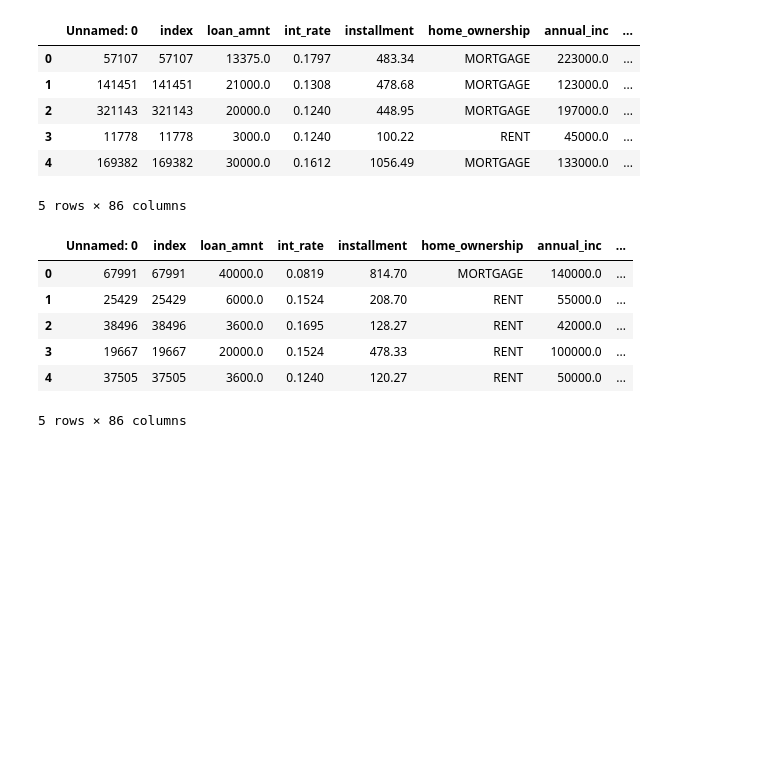
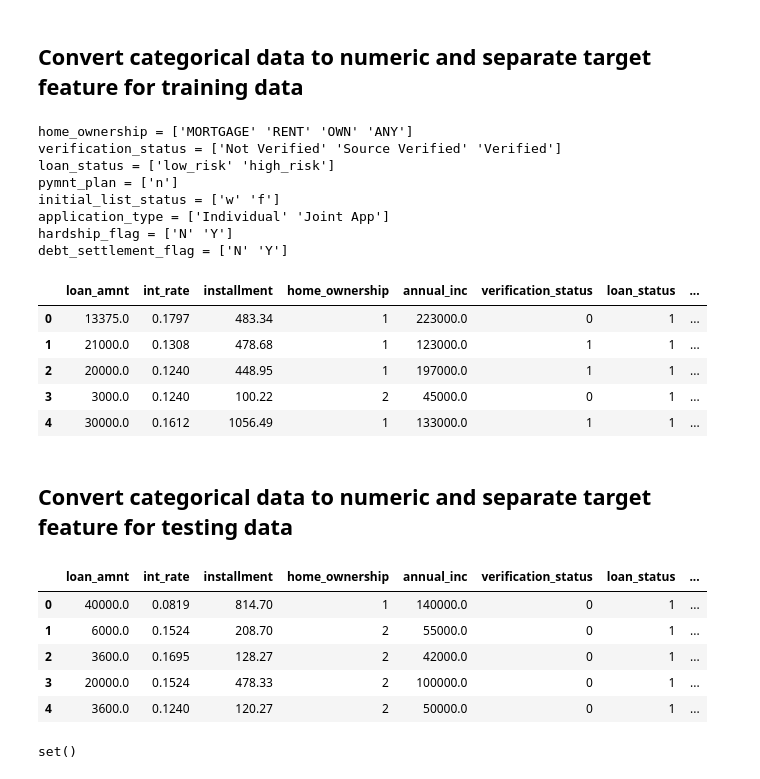
Before and after one commit to KeSavanh/supervised_machine_learning, a Jupyter notebook: Credit Risk Evaluator.ipynb, the cells around one changed output. Drawn from its saved outputs; the diff is of its cells as text; code cells hidden in the pictures; blank space fills up the shorter version.

```diff
--- a/Credit Risk Evaluator.ipynb
+++ b/Credit Risk Evaluator.ipynb
@@ -5,3 +10,10 @@ from pathlib import Path
 # %%
 train_df = pd.read_csv(Path('Resources/2019loans.csv'))
 test_df = pd.read_csv(Path('Resources/2020Q1loans.csv'))
+# %%
+# Display all columns
+pd.set_option('display.max_columns', None)
+# %%
+# Remove Unnamed and index columns
+train_df = train_df.drop(['Unnamed: 0','index'],axis=1)
+test_df = test_df.drop(['Unnamed: 0','index'],axis=1)
@@ -7,0 +50,2 @@ test_df = pd.read_csv(Path('Resources/2020Q1loans.csv'))
+# %% [markdown]
+## Convert categorical data to numeric and separate target feature for training data
@@ -8,10 +62,42 @@ test_df = pd.read_csv(Path('Resources/2020Q1loans.csv'))
+# %%
+for x in cols:
+  print(f'{x} = {train_df[x].unique()} ')
+# %% [output]
+home_ownership = ['MORTGAGE' 'RENT' 'OWN' 'ANY']
+verification_status = ['Not Verified' 'Source Verified' 'Verified']
+loan_status = ['low_risk' 'high_risk']
+pymnt_plan = ['n']
+initial_list_status = ['w' 'f']
+application_type = ['Individual' 'Joint App']
+hardship_flag = ['N' 'Y']
+debt_settlement_flag = ['N' 'Y']
+# %%
+# Assign numerical variables for categorical data
+home_ownership_replace = {'MORTGAGE': 1,'RENT': 2, 'OWN': 3,'ANY': 0}
+verification_status_replace = {'Not Verified': 0,'Source Verified': 1,'Verified': 2}
+loan_status_replace = {'low_risk': 1, 'high_risk': 0}
+pymnt_plan_replace = {'n': 1}
+initial_list_status_replace = {'w': 1, 'f': 0}
+application_type_replace = {'Individual': 1, 'Joint App': 0}
+hardship_flag_replace = {'N':1, 'Y': 0}
+debt_settlement_flag_replace = {'N':1, 'Y':0}
+# %%
+train_converted = train_df.replace(to_replace={'home_ownership':home_ownership_replace ,
+                                                'verification_status': verification_status_replace,
+                                                'loan_status': loan_status_replace,
+                                                'pymnt_plan': pymnt_plan_replace,
+                                                'initial_list_status' :initial_list_status_replace,
+                                                'application_type':application_type_replace,
+                                                'hardship_flag':hardship_flag_replace,
+                                                'debt_settlement_flag':debt_settlement_flag_replace
+
+})
 # %%
-train_df.head()
+train_converted.head()
 # %% [output]
-|  | Unnamed: 0 | index | loan_amnt | int_rate | installment | home_ownership | annual_inc | ... |
-| 0 | 57107 | 57107 | 13375.0 | 0.1797 | 483.34 | MORTGAGE | 223000.0 | ... |
-| 1 | 141451 | 141451 | 21000.0 | 0.1308 | 478.68 | MORTGAGE | 123000.0 | ... |
-| 2 | 321143 | 321143 | 20000.0 | 0.1240 | 448.95 | MORTGAGE | 197000.0 | ... |
-| 3 | 11778 | 11778 | 3000.0 | 0.1240 | 100.22 | RENT | 45000.0 | ... |
-| 4 | 169382 | 169382 | 30000.0 | 0.1612 | 1056.49 | MORTGAGE | 133000.0 | ... |
+|  | loan_amnt | int_rate | installment | home_ownership | annual_inc | verification_status | loan_status | ... |
+| 0 | 13375.0 | 0.1797 | 483.34 | 1 | 223000.0 | 0 | 1 | ... |
+| 1 | 21000.0 | 0.1308 | 478.68 | 1 | 123000.0 | 1 | 1 | ... |
+| 2 | 20000.0 | 0.1240 | 448.95 | 1 | 197000.0 | 1 | 1 | ... |
+| 3 | 3000.0 | 0.1240 | 100.22 | 2 | 45000.0 | 0 | 1 | ... |
+| 4 | 30000.0 | 0.1612 | 1056.49 | 1 | 133000.0 | 1 | 1 | ... |
-5 rows × 86 columns
@@ -17,0 +108,2 @@ train_df.head()
+# %% [markdown]
+## Convert categorical data to numeric and separate target feature for testing data
@@ -18,10 +121,9 @@ train_df.head()
 # %%
-test_df.head()
+test_converted.head()
 # %% [output]
-|  | Unnamed: 0 | index | loan_amnt | int_rate | installment | home_ownership | annual_inc | ... |
-| 0 | 67991 | 67991 | 40000.0 | 0.0819 | 814.70 | MORTGAGE | 140000.0 | ... |
-| 1 | 25429 | 25429 | 6000.0 | 0.1524 | 208.70 | RENT | 55000.0 | ... |
-| 2 | 38496 | 38496 | 3600.0 | 0.1695 | 128.27 | RENT | 42000.0 | ... |
-| 3 | 19667 | 19667 | 20000.0 | 0.1524 | 478.33 | RENT | 100000.0 | ... |
-| 4 | 37505 | 37505 | 3600.0 | 0.1240 | 120.27 | RENT | 50000.0 | ... |
+|  | loan_amnt | int_rate | installment | home_ownership | annual_inc | verification_status | loan_status | ... |
+| 0 | 40000.0 | 0.0819 | 814.70 | 1 | 140000.0 | 0 | 1 | ... |
+| 1 | 6000.0 | 0.1524 | 208.70 | 2 | 55000.0 | 0 | 1 | ... |
+| 2 | 3600.0 | 0.1695 | 128.27 | 2 | 42000.0 | 0 | 1 | ... |
+| 3 | 20000.0 | 0.1524 | 478.33 | 2 | 100000.0 | 0 | 1 | ... |
+| 4 | 3600.0 | 0.1240 | 120.27 | 2 | 50000.0 | 0 | 1 | ... |
-5 rows × 86 columns
@@ -32,2 +134,7 @@ test_df.head()
 # %%
 # add missing dummy variables to testing set
+# check for any missing columns
+col = set(X_train.columns) - set(X_test.columns)
+print(col)
+# %% [output]
+set()
```
Also changed, not shown: parts of 20 cells of this notebook, 1 other file.
